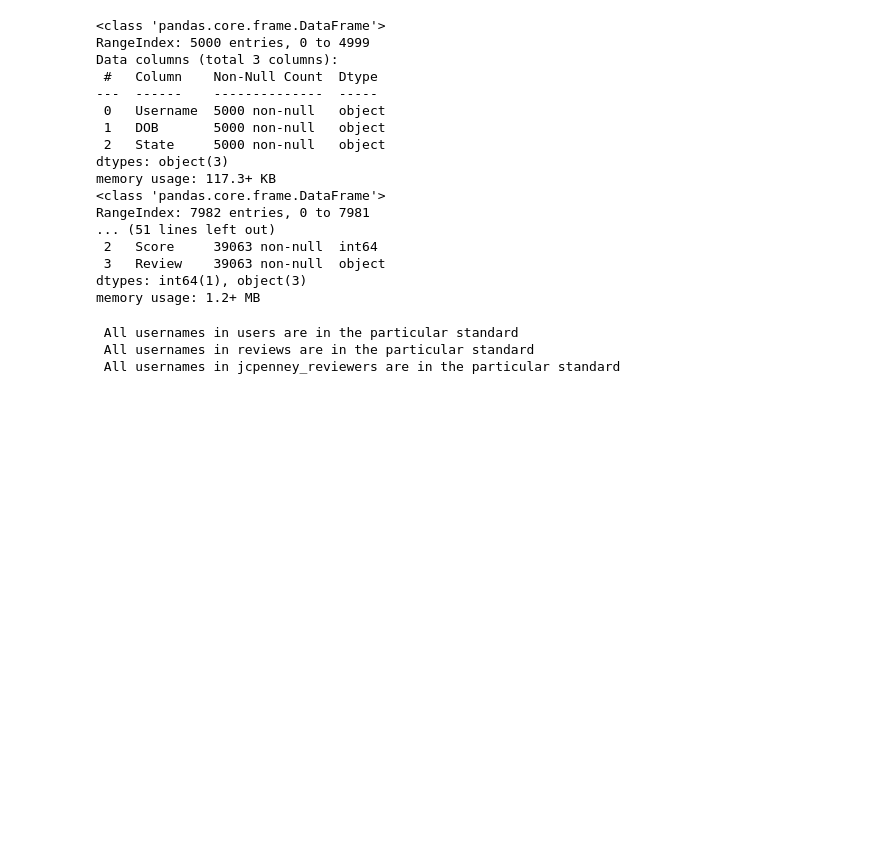
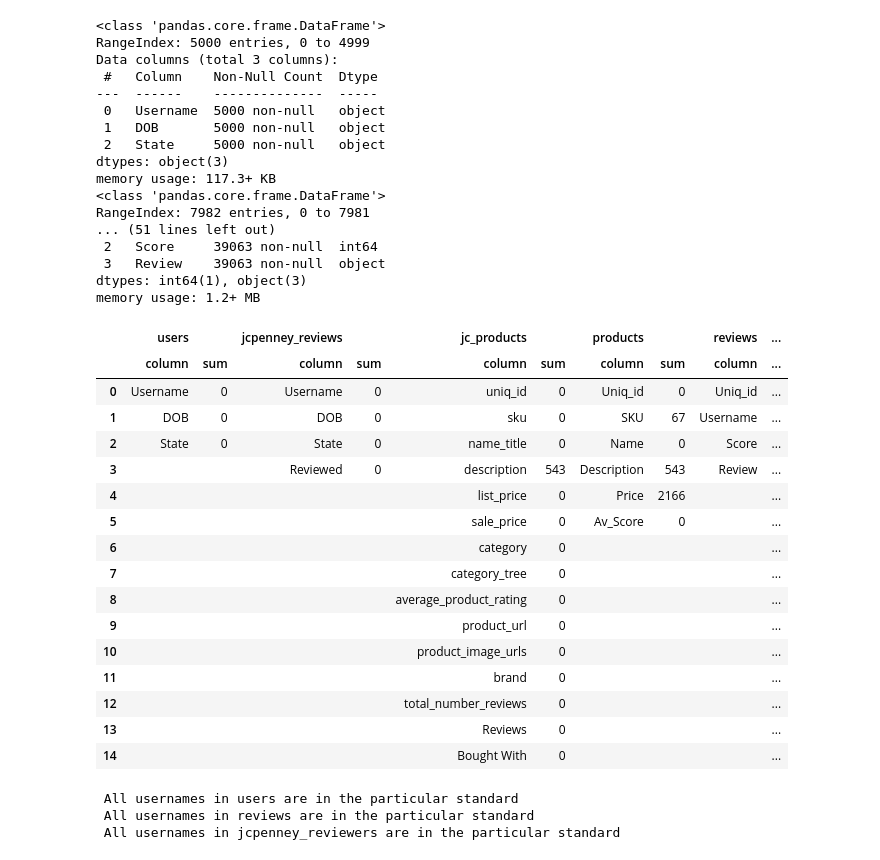
Before and after one commit to Malki9/3601763_BD2, a Jupyter notebook: 3601763_BD2.ipynb, the cells around one changed output. Saved outputs shown, nothing was run; the diff lists cells and outputs as text; code cells hidden in the pictures; blank space fills up the shorter version.

Commit message:
Data validation. Identifying the similar data between the datasets

```diff
--- a/3601763_BD2.ipynb
+++ b/3601763_BD2.ipynb
@@ -189,3 +191,63 @@ RangeIndex: 7982 entries, 0 to 7981
  3   Review    39063 non-null  object
 dtypes: int64(1), object(3)
 memory usage: 1.2+ MB
+# %%
+# Check for null values in each dataframe as a count
+# Display in a tabular format
+# Function to create the dataframe consist of column and sum
+def null_summary(dataset):
+    return pd.DataFrame({
+        "column": dataset.columns,
+        "sum": dataset.isnull().sum().values
+    })
+
+# Create summaries of each dataframe
+users_null = null_summary(users)
+jc_reviews_null = null_summary(jcpenney_reviewers)
+jc_products_null = null_summary(jcpenney_products)
+products_null = null_summary(products)
+reviews_null = null_summary(reviews)
+
+# Put all in dictionary
+tables = {
+    "users": users_null,
+    "jcpenney_reviews": jc_reviews_null,
+    "jc_products": jc_products_null,
+    "products": products_null,
+    "reviews": reviews_null
+}
+
+# Find maximum number of rows
+max_rows = max(len(dataset) for dataset in tables.values())
+
+# Pad smaller tables
+for name, dataset in tables.items():
+    if len(dataset) < max_rows:
+        padding = pd.DataFrame({
+            "column": [""] * (max_rows - len(dataset)),
+            "sum": [""] * (max_rows - len(dataset))
+        })
+        tables[name] = pd.concat([dataset, padding], ignore_index=True)
+
+# Create final aligned table
+final_table = pd.concat(tables, axis=1)
+
+final_table
+# %% [output]
+|  | users |  | jcpenney_reviews |  | jc_products |  | products |  | reviews | ... |
+|  | column | sum | column | sum | column | sum | column | sum | column | ... |
+| 0 | Username | 0 | Username | 0 | uniq_id | 0 | Uniq_id | 0 | Uniq_id | ... |
+| 1 | DOB | 0 | DOB | 0 | sku | 0 | SKU | 67 | Username | ... |
+| 2 | State | 0 | State | 0 | name_title | 0 | Name | 0 | Score | ... |
+| 3 |  |  | Reviewed | 0 | description | 543 | Description | 543 | Review | ... |
+| 4 |  |  |  |  | list_price | 0 | Price | 2166 |  | ... |
+| 5 |  |  |  |  | sale_price | 0 | Av_Score | 0 |  | ... |
+| 6 |  |  |  |  | category | 0 |  |  |  | ... |
+| 7 |  |  |  |  | category_tree | 0 |  |  |  | ... |
+| 8 |  |  |  |  | average_product_rating | 0 |  |  |  | ... |
+| 9 |  |  |  |  | product_url | 0 |  |  |  | ... |
+| 10 |  |  |  |  | product_image_urls | 0 |  |  |  | ... |
+| 11 |  |  |  |  | brand | 0 |  |  |  | ... |
+| 12 |  |  |  |  | total_number_reviews | 0 |  |  |  | ... |
+| 13 |  |  |  |  | Reviews | 0 |  |  |  | ... |
+| 14 |  |  |  |  | Bought With | 0 |  |  |  | ... |
```
Also changed, not shown: parts of 7 cells of this notebook.
